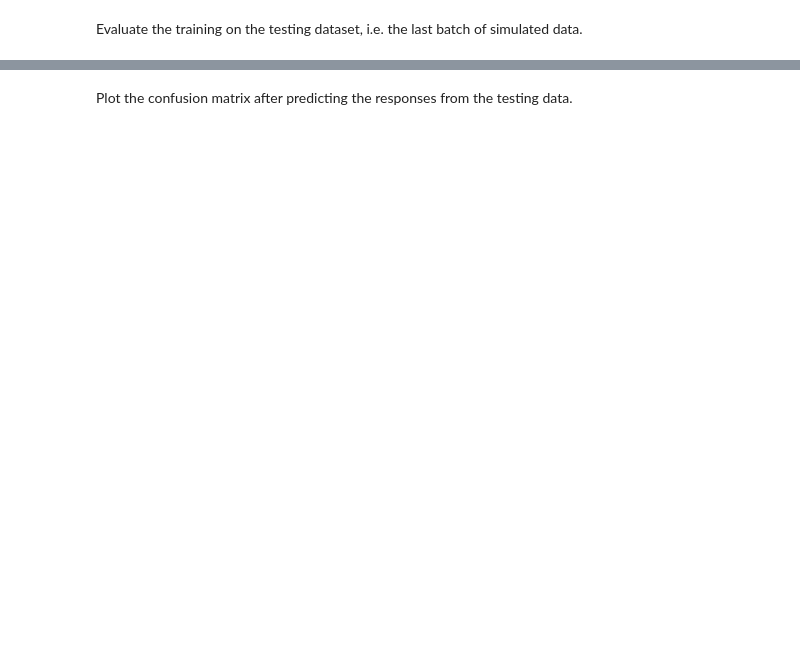
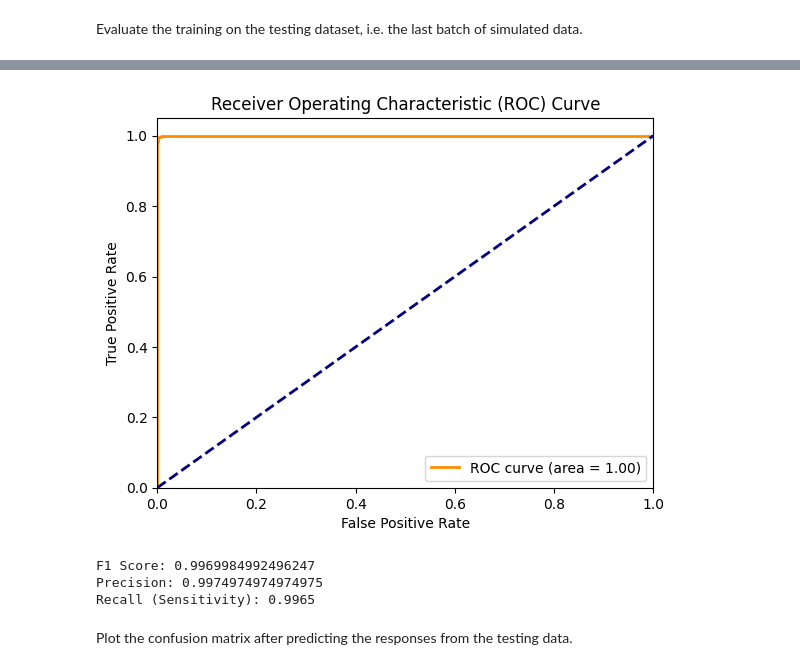
Before and after one commit to Djinho/EvoNet-CNN-Insight, a Jupyter notebook: model_training/RS.ipynb, the cells around one changed output, grey strips where cells are left out. Saved outputs shown, nothing was run; the diff lists cells and outputs as text; code cells hidden in the pictures; blank space fills up the shorter version.

```diff
--- a/model_training/RS.ipynb
+++ b/model_training/RS.ipynb
@@ -195,3 +141,3 @@ _________________________________________________________________
 # %%
-score = model.fit(gene_sim.data, gene_sim.targets, batch_size=64, epochs=1, verbose=1, validation_split=0.10)
+score = model.fit(gene_sim.data, gene_sim.targets, batch_size=64, epochs=10, verbose=1, validation_split=0.20)
 # %% [output]
@@ -248,2 +219,0 @@ model.save(path + 'RS.binary.h5')
-# %%
-model = load_model(path + 'RS.binary.h5')
@@ -252,7 +265,7 @@ Evaluate the training on the testing dataset, i.e. the last batch of simulated d
 # %%
 i = 10
 file_sim = ImaFile(simulations_folder=path_sim + 'RS/Simulations' + str(i), nr_samples=198, model_name='Marth-3epoch-CEU')
-gene_sim_test = file_sim.read_simulations(parameter_name='selection_coeff_hetero', max_nrepl=2000)
+gene_sim_test = file_sim.read_simulations(parameter_name='selection_coeff_hetero', max_nrepl=4000)
 
 gene_sim_test.filter_freq(0.01)
 gene_sim_test.sort('rows_freq')
@@ -272,0 +284,34 @@ print(net_LCT.test) # it will report [loss, accuracy]
+# %%
+# Make predictions on the validation data
+predictions = model.predict(gene_sim_test.data)
+
+# Calculate F1 score
+f1 = f1_score(gene_sim_test.targets, predictions.round())
+
+# Calculate precision, recall, and F-score
+precision, recall, fscore, _ = precision_recall_fscore_support(gene_sim_test.targets, predictions.round(), average='binary')
+
+# Recall is equivalent to sensitivity
+sensitivity = recall
+
+# Compute ROC curve and AUC (Area Under the Curve)
+fpr, tpr, _ = roc_curve(gene_sim_test.targets, predictions)
+roc_auc = auc(fpr, tpr)
+
+# Plot ROC curve
+plt.figure()
+plt.plot(fpr, tpr, color='darkorange', lw=2, label=f'ROC curve (area = {roc_auc:0.2f})')
+plt.plot([0, 1], [0, 1], color='navy', lw=2, linestyle='--')
+plt.xlim([0.0, 1.0])
+plt.ylim([0.0, 1.05])
+plt.xlabel('False Positive Rate')
+plt.ylabel('True Positive Rate')
+plt.title('Receiver Operating Characteristic (ROC) Curve')
+plt.legend(loc="lower right")
+plt.show()
+
+# Print additional metrics
+print(f'F1 Score: {f1}')
+print(f'Precision: {precision}')
+print(f'Recall (Sensitivity): {sensitivity}')
+# %% [output]
@@ -273,3 +319,7 @@ print(net_LCT.test) # it will report [loss, accuracy]
+[figure, added]
+F1 Score: 0.9969984992496247
+Precision: 0.9974974974974975
+Recall (Sensitivity): 0.9965
 # %% [markdown]
 Plot the confusion matrix after predicting the responses from the testing data.
 # %%
```
Also changed, not shown: parts of 35 cells of this notebook.
